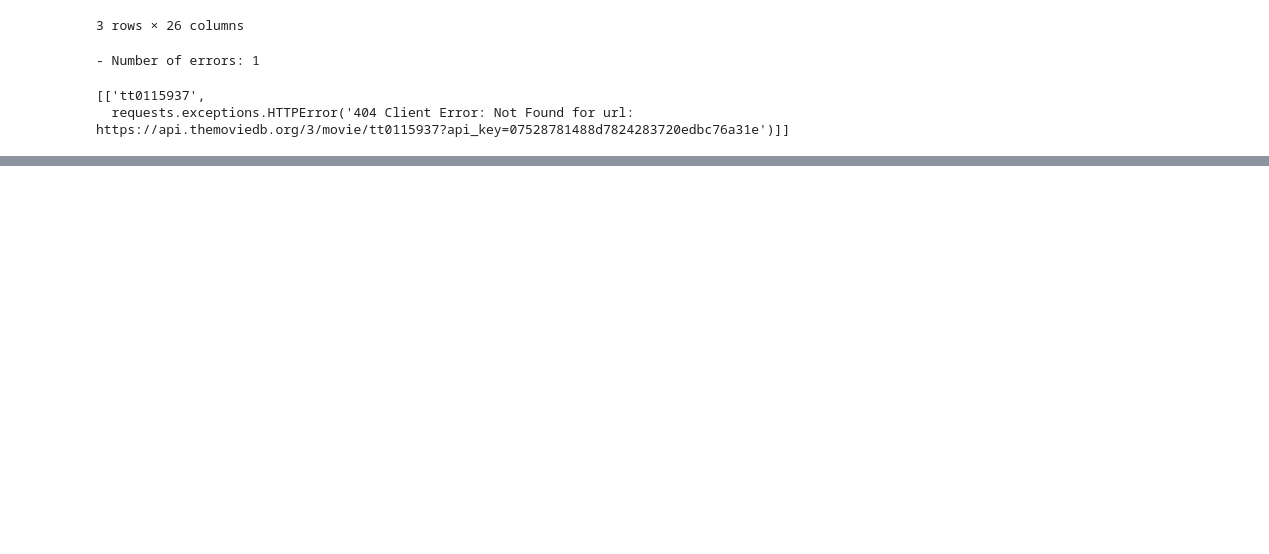
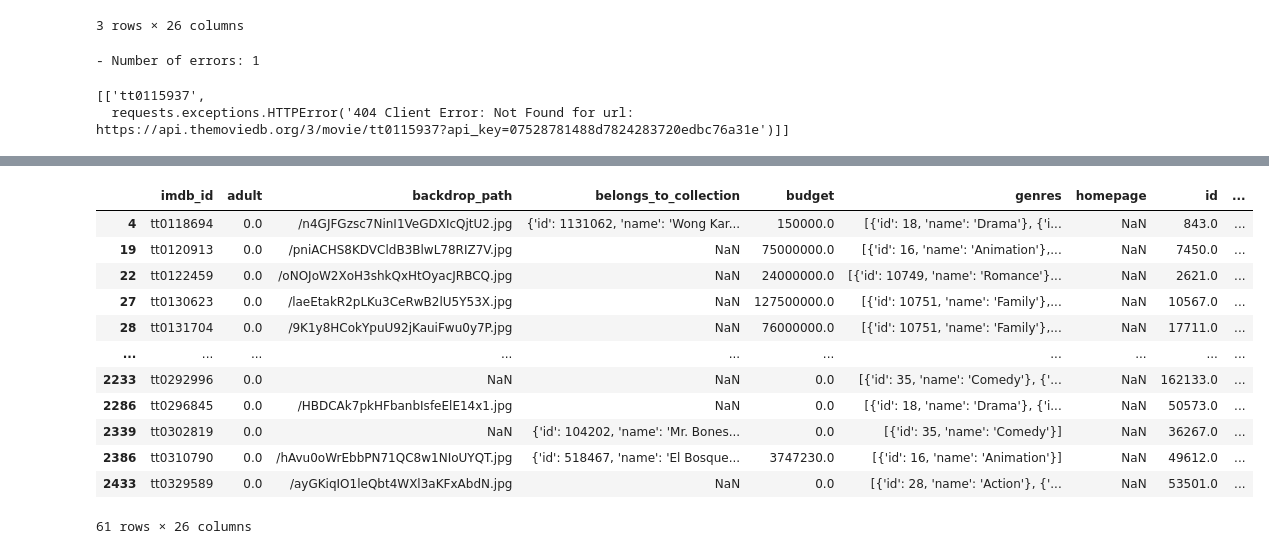
Before and after one commit to CatDawn29/Tippins-Project-3-Version-2, a Jupyter notebook: Tippins Project 3 Part 2 Section B.ipynb, the cells around one changed output, grey strips where cells are left out. Saved outputs shown, nothing was run; the diff lists cells and outputs as text; code cells hidden in the pictures; blank space fills up the shorter version.

```diff
--- a/Tippins Project 3 Part 2 Section B.ipynb
+++ b/Tippins Project 3 Part 2 Section B.ipynb
@@ -162,0 +248,16 @@ errors
+# %%
+df_merged.loc[ df_merged['certification'] == "PG"]
+# %% [output]
+|  | imdb_id | adult | backdrop_path | belongs_to_collection | budget | genres | homepage | id | ... |
+| 4 | tt0118694 | 0.0 | /n4GJFGzsc7NinI1VeGDXIcQjtU2.jpg | {'id': 1131062, 'name': 'Wong Kar... | 150000.0 | [{'id': 18, 'name': 'Drama'}, {'i... | NaN | 843.0 | ... |
+| 19 | tt0120913 | 0.0 | /pniACHS8KDVCldB3BlwL78RIZ7V.jpg | NaN | 75000000.0 | [{'id': 16, 'name': 'Animation'},... | NaN | 7450.0 | ... |
+| 22 | tt0122459 | 0.0 | /oNOJoW2XoH3shkQxHtOyacJRBCQ.jpg | NaN | 24000000.0 | [{'id': 10749, 'name': 'Romance'}... | NaN | 2621.0 | ... |
+| 27 | tt0130623 | 0.0 | /laeEtakR2pLKu3CeRwB2lU5Y53X.jpg | NaN | 127500000.0 | [{'id': 10751, 'name': 'Family'},... | NaN | 10567.0 | ... |
+| 28 | tt0131704 | 0.0 | /9K1y8HCokYpuU92jKauiFwu0y7P.jpg | NaN | 76000000.0 | [{'id': 10751, 'name': 'Family'},... | NaN | 17711.0 | ... |
+| ... | ... | ... | ... | ... | ... | ... | ... | ... | ... |
+| 2233 | tt0292996 | 0.0 | NaN | NaN | 0.0 | [{'id': 35, 'name': 'Comedy'}, {'... | NaN | 162133.0 | ... |
+| 2286 | tt0296845 | 0.0 | /HBDCAk7pkHFbanbIsfeElE14x1.jpg | NaN | 0.0 | [{'id': 18, 'name': 'Drama'}, {'i... | NaN | 50573.0 | ... |
+| 2339 | tt0302819 | 0.0 | NaN | {'id': 104202, 'name': 'Mr. Bones... | 0.0 | [{'id': 35, 'name': 'Comedy'}] | NaN | 36267.0 | ... |
+| 2386 | tt0310790 | 0.0 | /hAvu0oWrEbbPN71QC8w1NIoUYQT.jpg | {'id': 518467, 'name': 'El Bosque... | 3747230.0 | [{'id': 16, 'name': 'Animation'}] | NaN | 49612.0 | ... |
+| 2433 | tt0329589 | 0.0 | /ayGKiqIO1leQbt4WXl3aKFxAbdN.jpg | NaN | 0.0 | [{'id': 28, 'name': 'Action'}, {'... | NaN | 53501.0 | ... |
+61 rows × 26 columns
```
Also changed, not shown: parts of 20 cells of this notebook, 3 other files.
